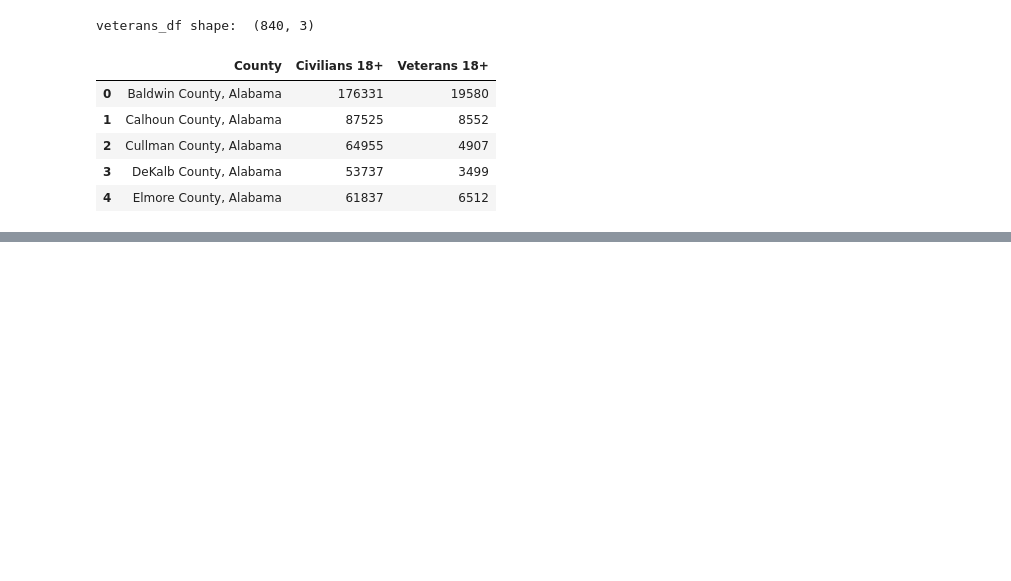
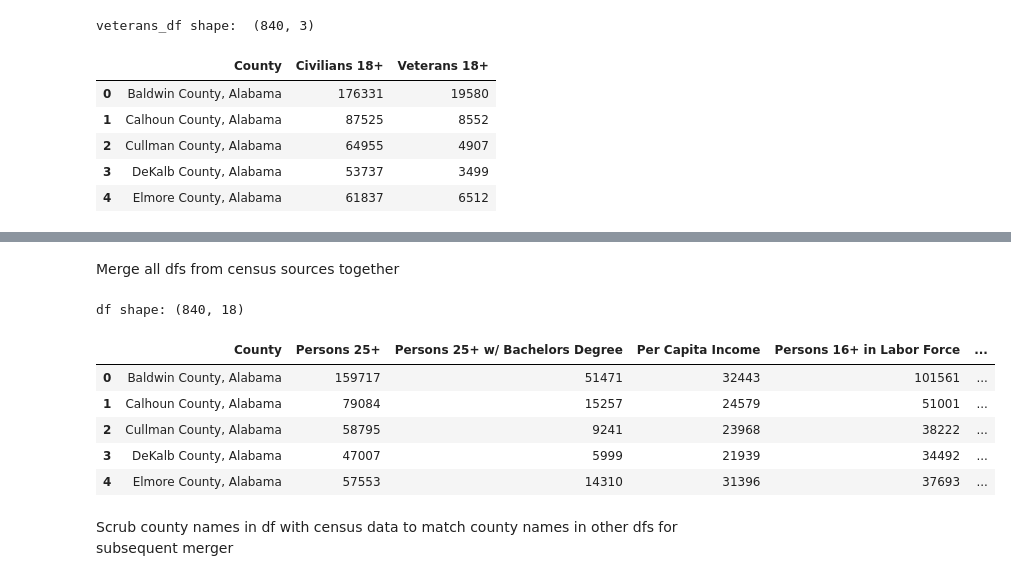
Before and after one commit to blantj/2020_pres_election_regression, a Jupyter notebook: Modeling.ipynb, the cells around one changed output, grey strips where cells are left out. Saved outputs shown, nothing was run; the diff lists cells and outputs as text; code cells hidden in the pictures; blank space fills up the shorter version.

```diff
--- a/Modeling.ipynb
+++ b/Modeling.ipynb
@@ -211,0 +219,21 @@ agriculture_df[agriculture_df['County']=='Roanoke city, Virginia']
+# %% [markdown]
+Merge all dfs from census sources together
+# %%
+df = pd.merge(education_df, economic_df, on='County')
+df = pd.merge(df, ethnicity_df, on='County')
+df = pd.merge(df, disability_df, on='County')
+df = pd.merge(df, demographics_df, on='County')
+df = pd.merge(df, veterans_df, on='County')
+df = pd.merge(df, occupation_df, on='County')
+print('df shape:', df.shape)
+df.head()
+# %% [output]
+df shape: (840, 18)
+|  | County | Persons 25+ | Persons 25+ w/ Bachelors Degree | Per Capita Income | Persons 16+ in Labor Force | ... |
+| 0 | Baldwin County, Alabama | 159717 | 51471 | 32443 | 101561 | ... |
+| 1 | Calhoun County, Alabama | 79084 | 15257 | 24579 | 51001 | ... |
+| 2 | Cullman County, Alabama | 58795 | 9241 | 23968 | 38222 | ... |
+| 3 | DeKalb County, Alabama | 47007 | 5999 | 21939 | 34492 | ... |
+| 4 | Elmore County, Alabama | 57553 | 14310 | 31396 | 37693 | ... |
+# %% [markdown]
+Scrub county names in df with census data to match county names in other dfs for subsequent merger
```
Also changed, not shown: parts of 18 cells of this notebook, 3 other files.
